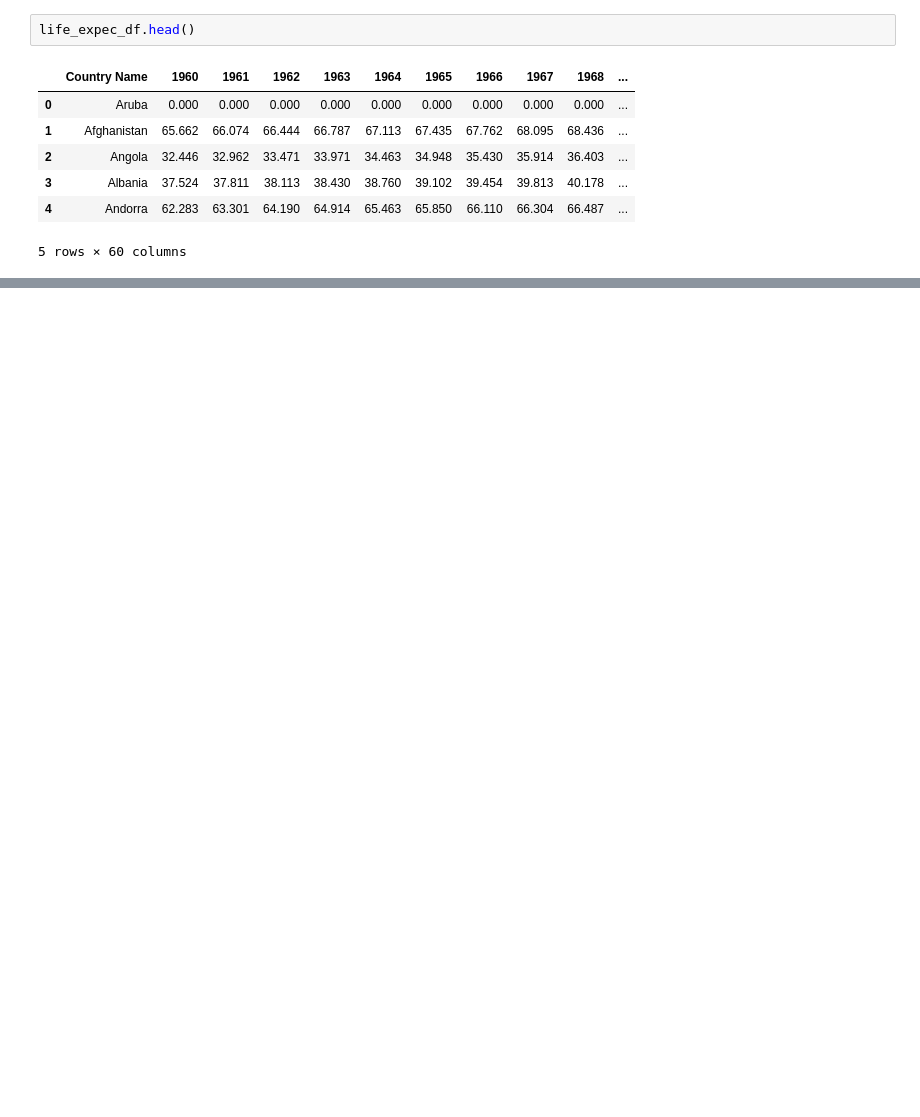
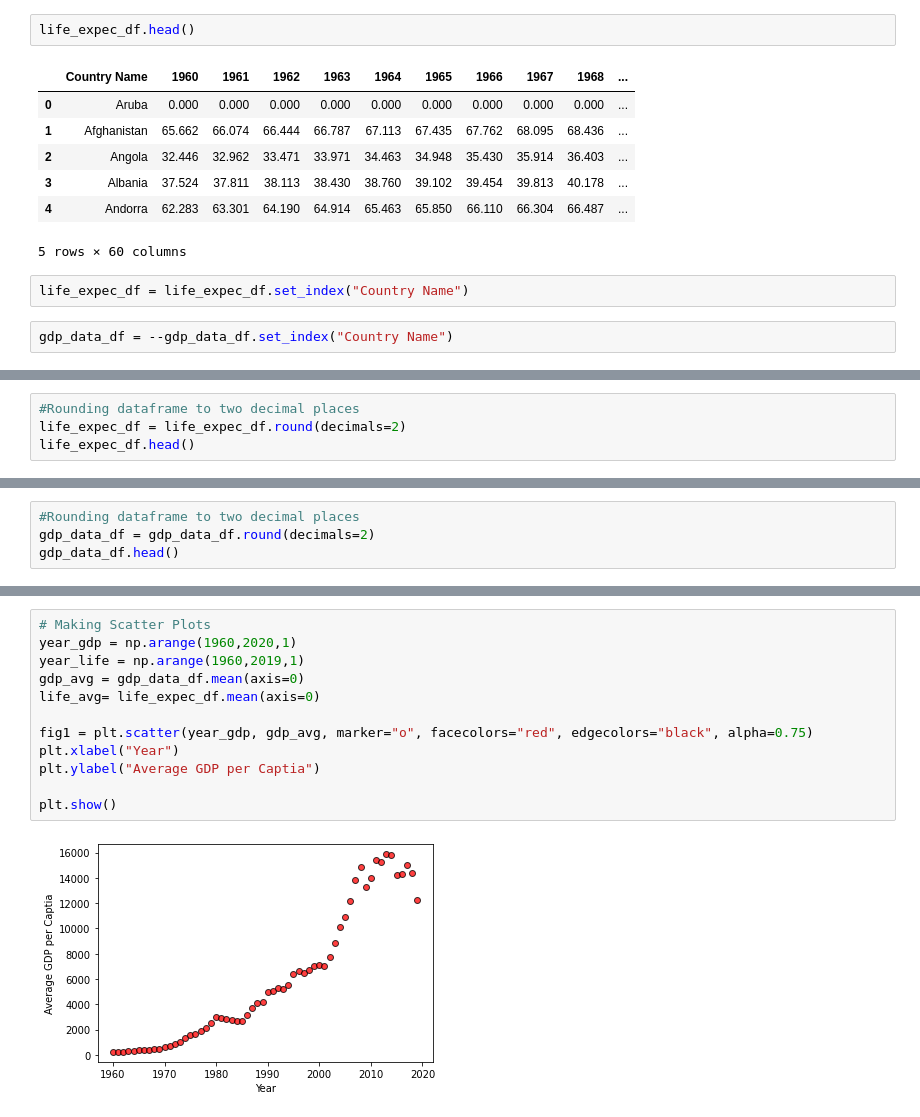
Before and after one commit to eskrotzki/Project-1, a Jupyter notebook: Project/Life-Expec Project.ipynb, the cells around one changed output, grey strips where cells are left out. Drawn from its saved outputs; the diff is of its cells as text; blank space fills up the shorter version.

```diff
--- a/Project/Life-Expec Project.ipynb
+++ b/Project/Life-Expec Project.ipynb
@@ -34,3 +33,7 @@ life_expec_df.head()
 | 3 | Albania | 37.524 | 37.811 | 38.113 | 38.430 | 38.760 | 39.102 | 39.454 | 39.813 | 40.178 | ... |
 | 4 | Andorra | 62.283 | 63.301 | 64.190 | 64.914 | 65.463 | 65.850 | 66.110 | 66.304 | 66.487 | ... |
 5 rows × 60 columns
+# %%
+life_expec_df = life_expec_df.set_index("Country Name")
+# %%
+gdp_data_df = --gdp_data_df.set_index("Country Name")
@@ -36,0 +64,4 @@ life_expec_df.head()
+# %%
+#Rounding dataframe to two decimal places
+life_expec_df = life_expec_df.round(decimals=2)
+life_expec_df.head()
@@ -36,0 +77,4 @@ life_expec_df.head()
+# %%
+#Rounding dataframe to two decimal places
+gdp_data_df = gdp_data_df.round(decimals=2)
+gdp_data_df.head()
@@ -36,0 +90,14 @@ life_expec_df.head()
+# %%
+# Making Scatter Plots
+year_gdp = np.arange(1960,2020,1)
+year_life = np.arange(1960,2019,1)
+gdp_avg = gdp_data_df.mean(axis=0)
+life_avg= life_expec_df.mean(axis=0)
+
+fig1 = plt.scatter(year_gdp, gdp_avg, marker="o", facecolors="red", edgecolors="black", alpha=0.75)
+plt.xlabel("Year")
+plt.ylabel("Average GDP per Captia")
+
+plt.show()
+# %% [output]
+[figure, added]
```
Also changed, not shown: parts of 8 cells of this notebook, 1 other file.
